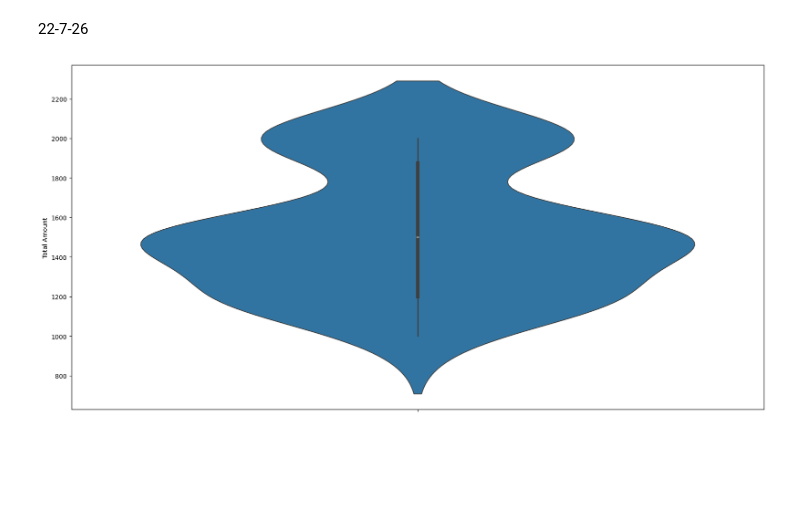
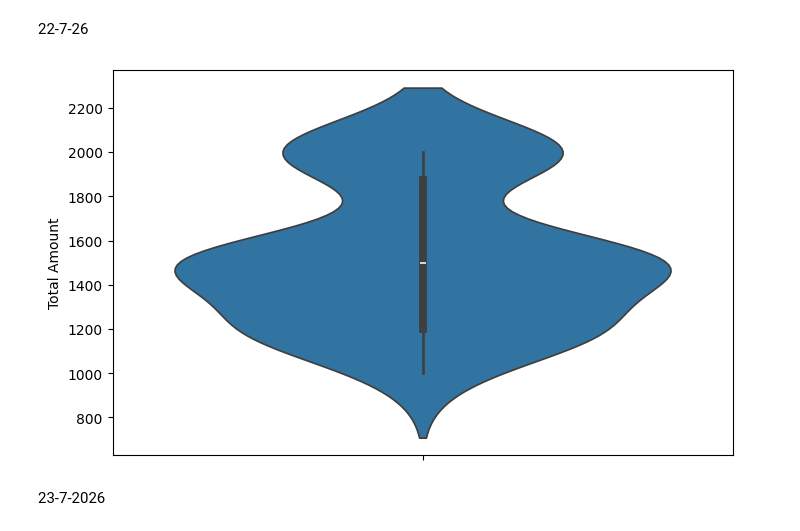
Before and after one commit to esairajesh2-droid/visualization-_learning, a Jupyter notebook: simplevisualization5.ipynb, the cells around one changed output. Drawn from its saved outputs; the diff is of its cells as text; code cells hidden in the pictures; blank space fills up the shorter version.

```diff
--- a/simplevisualization5.ipynb
+++ b/simplevisualization5.ipynb
@@ -82,11 +82,13 @@ plt.show()
 # %%
 #which coutmer has spent the most money on beauty products
 beauty_by_age=beauty.groupby(['Customer ID'])['Total Amount'].sum().reset_index()
 
 top10 = beauty_by_age.sort_values(by='Total Amount', ascending=False).head(50)
-plt.figure(figsize=(8,16))
+plt.figure(figsize=(8,5))
 sns.violinplot(data=top10,y='Total Amount')
 plt.xticks(rotation=90)
 plt.show()
 # %% [output]
-[figure, old version]
+[figure, new version]
+# %% [markdown]
+23-7-2026
```
Also changed, not shown: parts of 3 cells of this notebook.
